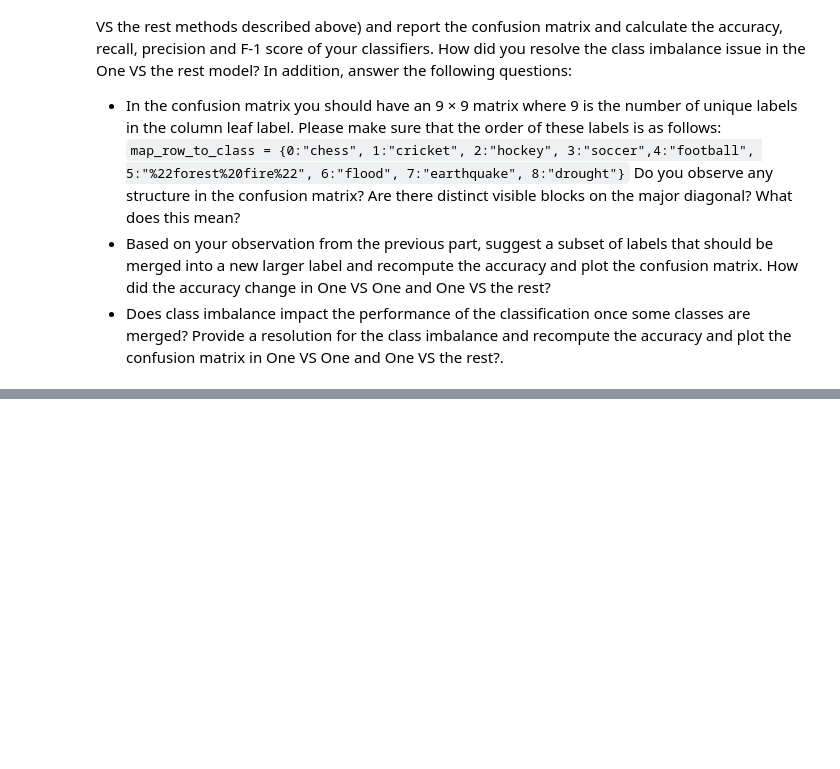
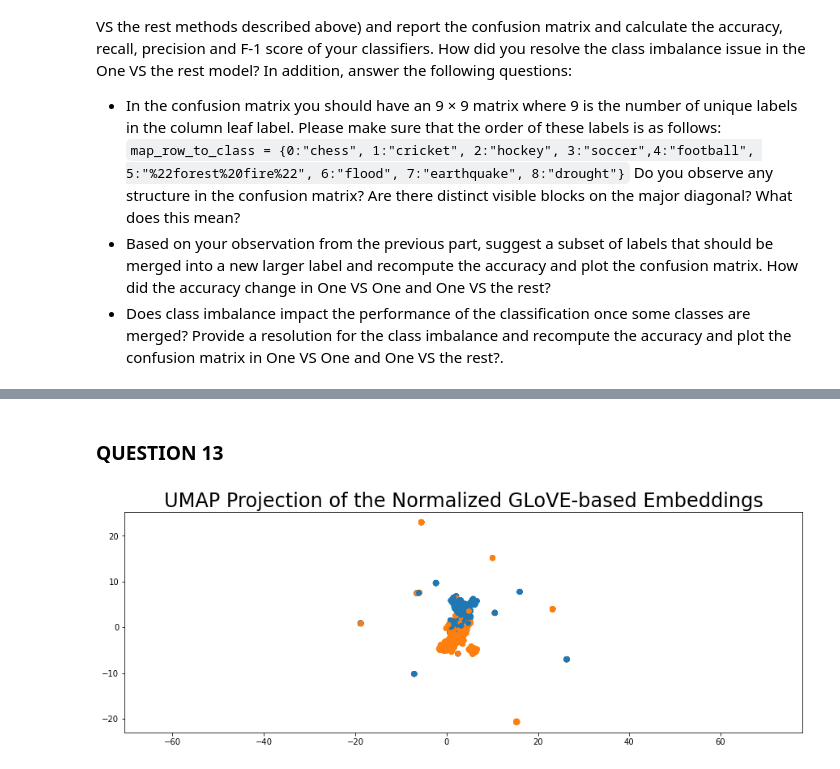
Before and after one commit to stang126/ECE-219-Large-Scale-Data-Mining, a Jupyter notebook: Project 1 Code.ipynb, the cells around one changed output, grey strips where cells are left out. Cells and saved outputs as stored; diff of their text form; code cells hidden in the pictures; blank space fills up the shorter version.

```diff
--- a/Project 1 Code.ipynb
+++ b/Project 1 Code.ipynb
@@ -865,0 +1027,20 @@ tokens = nltk.word_tokenize(testing_testing)
+# %% [markdown]
+### QUESTION 13
+# %%
+import umap.umap_ as umap
+import umap.plot
+import seaborn as sns
+
+reducer = umap.UMAP(random_state=42)
+
+labels = train['binary_root_label']
+embedding = reducer.fit_transform(glove_train)
+
+plt.scatter(
+    embedding[:, 0],
+    embedding[:, 1],
+    c=[sns.color_palette()[x] for x in labels])
+plt.gca().set_aspect('equal', 'datalim')
+plt.title('UMAP Projection of the Normalized GLoVE-based Embeddings', fontsize=24);
+# %% [output]
+[figure, added]
```
Also changed, not shown: parts of 34 cells of this notebook.
